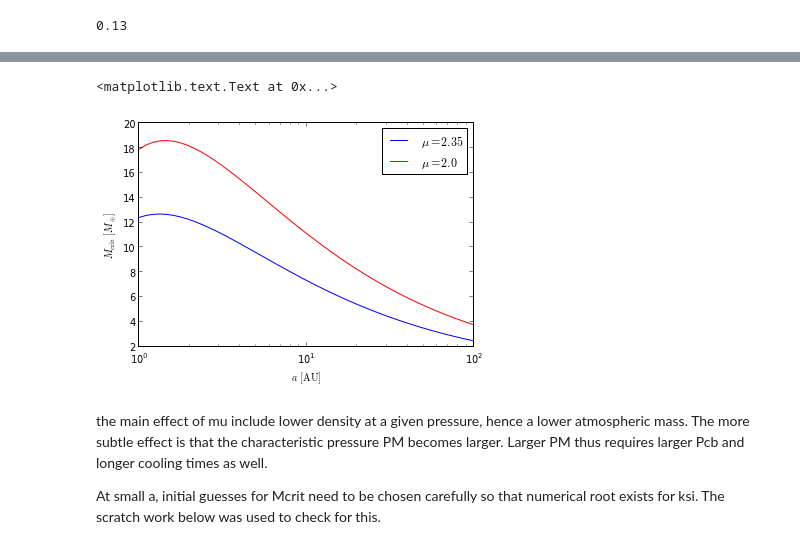
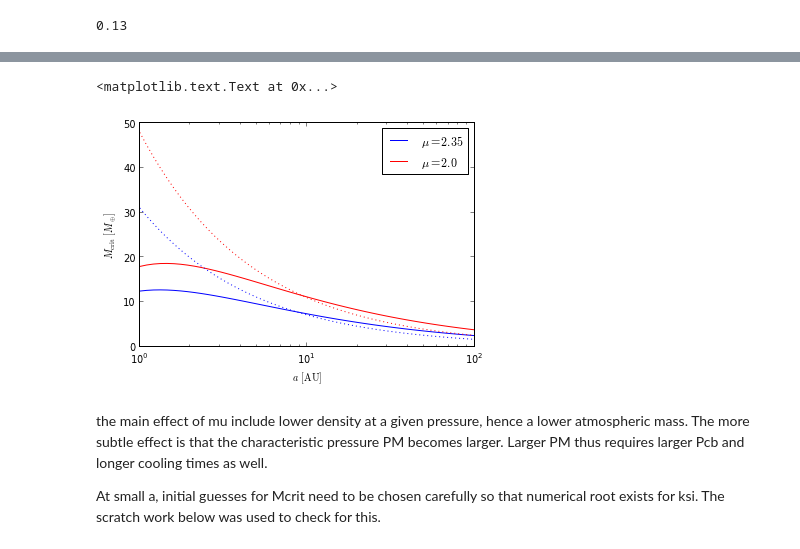
Before and after one commit to apiso/core_accretion, a Jupyter notebook: python/Analytical/AnalyticCool.ipynb, the cells around one changed output, grey strips where cells are left out. Cells and saved outputs as stored; diff of their text form; code cells hidden in the pictures.

```diff
--- a/python/Analytical/AnalyticCool.ipynb
+++ b/python/Analytical/AnalyticCool.ipynb
@@ -40,10 +41,13 @@ ax.set_title("$T_\mathrm{d} = $" + Tds + "$\mathrm{K}$ , $M_\mathrm{c} = $" + mc
 # %%
 Tdm = np.linspace(30,100,50)
 mc = 5
+ksifix = 2.5
+ksifixs = "${!r}$".format(mns.nf(ksifix))
 ans = ac.AnSols()
-tcoolm_T = zeros_like(Tdm)
+tcoolm_T, tcoolm_T_fk = zeros_like(Tdm), zeros_like(Tdm)
 for i, Td in enumerate(Tdm):
     ans.Td = Td
     tcoolm_T[i] = ans.tcool(mc, fM)
+    tcoolm_T_fk[i] = ans.tcool_fixksi(ksifix, mc, fM)
 # %%
 f, ax = plt.subplots(1)
@@ -58,10 +64,14 @@ ax.set_title("$P_\mathrm{d} = $" + Pds + "$\mathrm{dyn/cm^2}$ , $M_\mathrm{c} =
 # %% [markdown]
 # Mass dependence
 # %%
+ksifix = 2.5
 mcm = np.linspace(5,15,50)
 ans = ac.AnSols()
 ans_mu2 = ac.AnSols(mu=2.)
 tcool_mc, tcool_mc_mu2 = zeros_like(mcm), zeros_like(mcm)
+tcool_mc_fk, tcool_mc_mu2_fk = zeros_like(mcm), zeros_like(mcm)
 for i, mc in enumerate(mcm):
     tcool_mc[i] = ans.tcool(mc, fM)
     tcool_mc_mu2[i] = ans_mu2.tcool(mc, fM)
+    tcool_mc_fk[i] = ans.tcool_fixksi(ksifix, mc, fM)
+    tcool_mc_mu2_fk[i] = ans_mu2.tcool_fixksi(ksifix, mc, fM)
@@ -129,15 +142,20 @@ for i, aAU in enumerate(aAUm):
+# %%
+byhandm = 27.2 * (aAUm/10)**(-9./14) * (fM *ksifix)**(6./5)
+byhandm_mu2 = byhandm * (2.35/2)**2.7
 # %%
 f, ax = plt.subplots(1)
 ax.semilogx(aAUm, mcrit_a, 'b', label="$\mu=2.35$")
 ax.semilogx(aAUm, mcrit_a_mu2, 'r', label="$\mu=2.0$")
+ax.semilogx(aAUm, byhandm, 'b:')
+ax.semilogx(aAUm, byhandm_mu2, 'r:')
 ax.legend()
 ax.set_xlabel("$a \, [\mathrm{AU}]$")
 ax.set_ylabel("$M_\mathrm{crit} \, [M_\oplus]$")
 #AUs = " ${:.1f}$ ".format(ans.a)
 #ax.set_title("$a = $" + AUs + "$\mathrm{AU}$")
 # %% [output]
 <matplotlib.text.Text at 0x...>
-[figure, old version]
+[figure, new version]
 # %% [markdown]
 the main effect of mu include lower density at a given pressure, hence a lower atmospheric mass.  The more subtle effect is that the characteristic pressure PM becomes larger.  Larger PM thus requires larger Pcb and longer cooling times as well.
 
```
Also changed, not shown: parts of 10 cells of this notebook, 1 other file.
